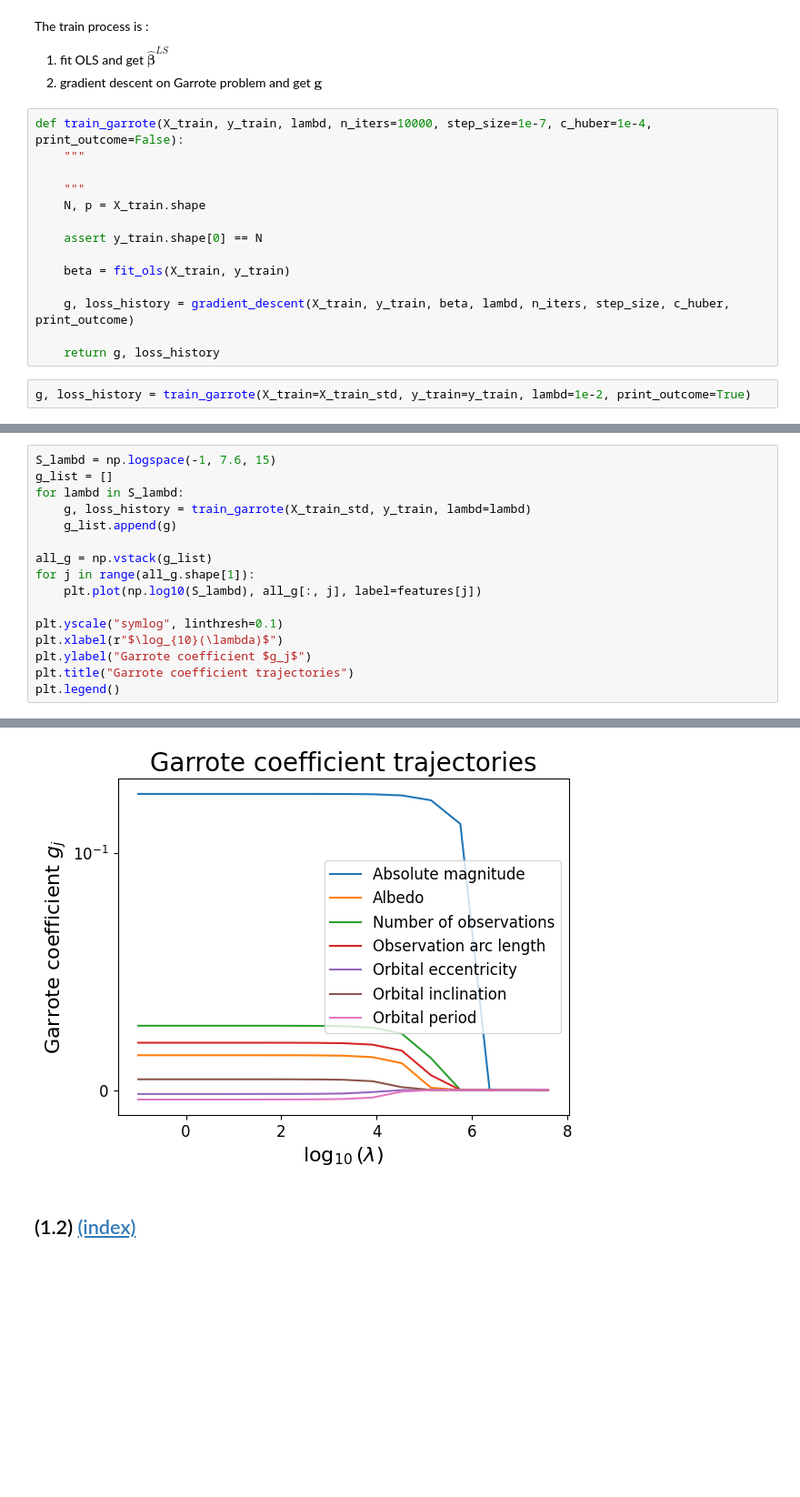
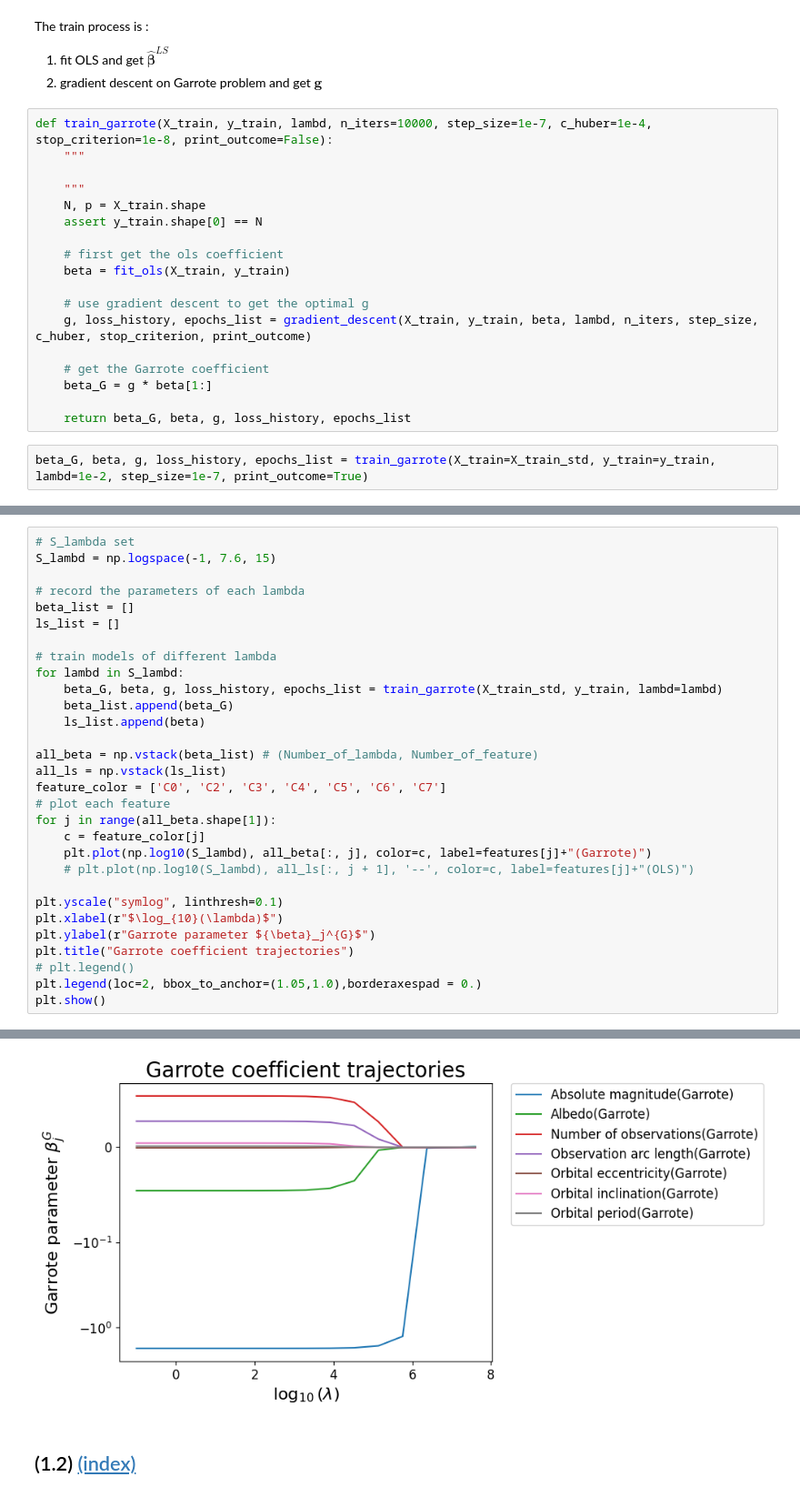
Before and after one commit to Shengyuan-Liu/MATH60026_MethodsForDataScience, a Jupyter notebook: cw1/02371367_Coursework1.ipynb, the cells around one changed output, grey strips where cells are left out. Shown at 91% size. Drawn from its saved outputs; the diff is of its cells as text; blank space fills up the shorter version.

```diff
--- a/cw1/02371367_Coursework1.ipynb
+++ b/cw1/02371367_Coursework1.ipynb
@@ -290,19 +312,23 @@ The train process is :
 1. fit OLS and get $\hat{\boldsymbol\beta}^{LS}$
 2. gradient descent on Garrote problem and get $\boldsymbol g$
 # %%
-def train_garrote(X_train, y_train, lambd, n_iters=10000, step_size=1e-7, c_huber=1e-4, print_outcome=False):
+def train_garrote(X_train, y_train, lambd, n_iters=10000, step_size=1e-7, c_huber=1e-4, stop_criterion=1e-8, print_outcome=False):
     """
 
     """
     N, p = X_train.shape
-
     assert y_train.shape[0] == N
 
+    # first get the ols coefficient
     beta = fit_ols(X_train, y_train)
 
-    g, loss_history = gradient_descent(X_train, y_train, beta, lambd, n_iters, step_size, c_huber, print_outcome)
+    # use gradient descent to get the optimal g
+    g, loss_history, epochs_list = gradient_descent(X_train, y_train, beta, lambd, n_iters, step_size, c_huber, stop_criterion, print_outcome)
 
-    return g, loss_history
+    # get the Garrote coefficient
+    beta_G = g * beta[1:]
+
+    return beta_G, beta, g, loss_history, epochs_list
 # %%
-g, loss_history = train_garrote(X_train=X_train_std, y_train=y_train, lambd=1e-2, print_outcome=True)
+beta_G, beta, g, loss_history, epochs_list = train_garrote(X_train=X_train_std, y_train=y_train, lambd=1e-2, step_size=1e-7, print_outcome=True)
 # %% [output]
@@ -329,17 +350,31 @@ print(g)
 # %%
+# S_lambda set
 S_lambd = np.logspace(-1, 7.6, 15)
-g_list = []
+
+# record the parameters of each lambda
+beta_list = []
+ls_list = []
+
+# train models of different lambda
 for lambd in S_lambd:
-    g, loss_history = train_garrote(X_train_std, y_train, lambd=lambd)
-    g_list.append(g)
+    beta_G, beta, g, loss_history, epochs_list = train_garrote(X_train_std, y_train, lambd=lambd)
+    beta_list.append(beta_G)
+    ls_list.append(beta)
 
-all_g = np.vstack(g_list)
-for j in range(all_g.shape[1]):
-    plt.plot(np.log10(S_lambd), all_g[:, j], label=features[j])
+all_beta = np.vstack(beta_list) # (Number_of_lambda, Number_of_feature)
+all_ls = np.vstack(ls_list)
+feature_color = ['C0', 'C2', 'C3', 'C4', 'C5', 'C6', 'C7']
+# plot each feature
+for j in range(all_beta.shape[1]):
+    c = feature_color[j]
+    plt.plot(np.log10(S_lambd), all_beta[:, j], color=c, label=features[j]+"(Garrote)")
+    # plt.plot(np.log10(S_lambd), all_ls[:, j + 1], '--', color=c, label=features[j]+"(OLS)")
 
 plt.yscale("symlog", linthresh=0.1)
 plt.xlabel(r"$\log_{10}(\lambda)$")
-plt.ylabel("Garrote coefficient $g_j$")
+plt.ylabel(r"Garrote parameter ${\beta}_j^{G}$")
 plt.title("Garrote coefficient trajectories")
-plt.legend()
+# plt.legend()
+plt.legend(loc=2, bbox_to_anchor=(1.05,1.0),borderaxespad = 0.)
+plt.show()
 # %% [output]
@@ -347,4 +381,4 @@ plt.legend()
-[figure, old version]
+[figure, new version]
 # %% [markdown]
 <a name="task-12"></a>
 
```
Also changed, not shown: parts of 8 cells of this notebook.
